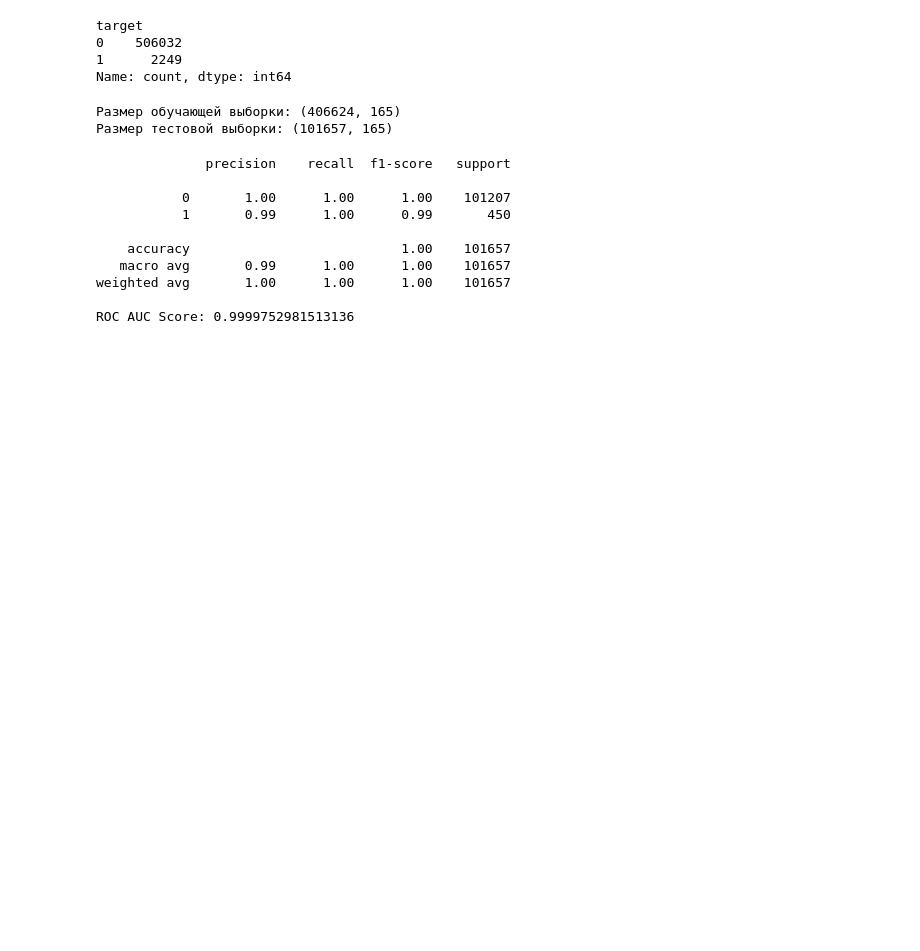
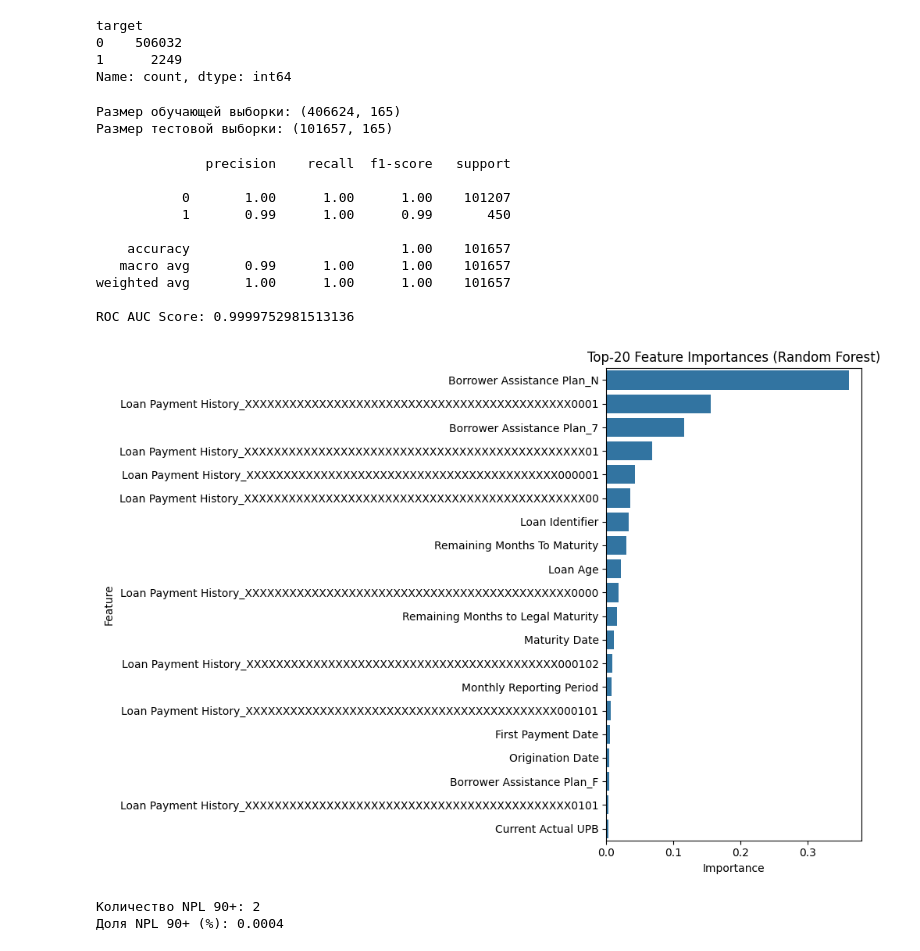
Before and after one commit to Shalbulov/zentro-risk-prediction, a Jupyter notebook: zentro_risk_prediction.ipynb, the cells around one changed output. Drawn from its saved outputs; the diff is of its cells as text; code cells hidden in the pictures; blank space fills up the shorter version.

```diff
--- a/zentro_risk_prediction.ipynb
+++ b/zentro_risk_prediction.ipynb
@@ -251,3 +248,30 @@ print(f'ROC AUC Score: {roc_auc_score(y_test, y_pred)}')
 weighted avg       1.00      1.00      1.00    101657
 
 ROC AUC Score: 0.9999752981513136
+# %%
+import pandas as pd
+import matplotlib.pyplot as plt
+import seaborn as sns
+
+# Получаем важности признаков из обученного RandomForest
+importances = model.feature_importances_
+feat_imp = pd.Series(importances, index=X_train.columns).sort_values(ascending=False)
+
+plt.figure(figsize=(10, 7))
+sns.barplot(x=feat_imp.values[:20], y=feat_imp.index[:20])
+plt.title("Top-20 Feature Importances (Random Forest)")
+plt.xlabel("Importance")
+plt.ylabel("Feature")
+plt.tight_layout()
+plt.show()
+# %% [output]
+[figure, added]
+# %%
+npl90_count = (df['Current Loan Delinquency Status'] == 3).sum()
+npl90_share = (df['Current Loan Delinquency Status'] == 3).mean() * 100
+
+print(f"Количество NPL 90+: {npl90_count}")
+print(f"Доля NPL 90+ (%): {npl90_share:.4f}")
+# %% [output]
+Количество NPL 90+: 2
+Доля NPL 90+ (%): 0.0004
```
Also changed, not shown: parts of 7 cells of this notebook.
